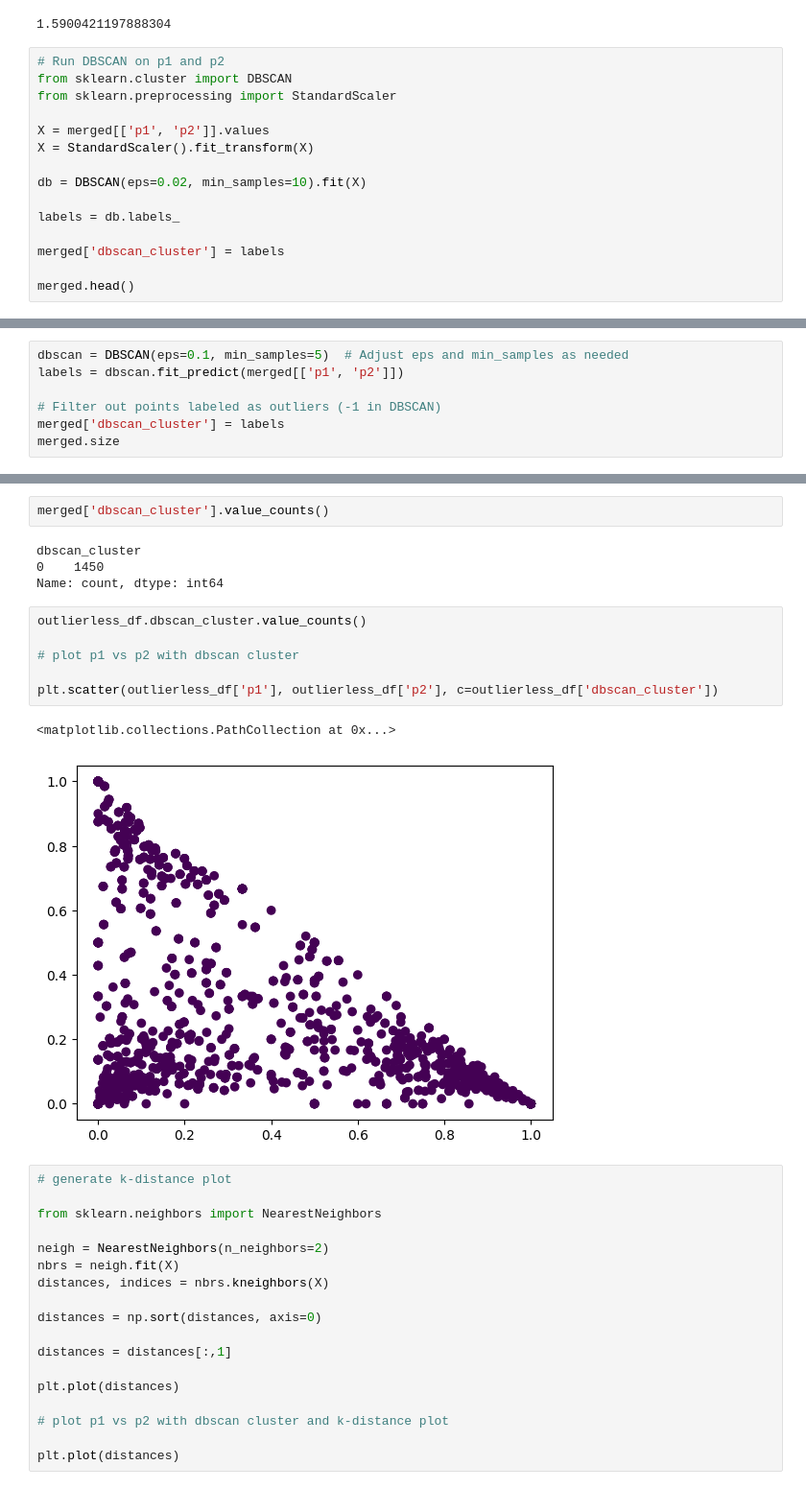
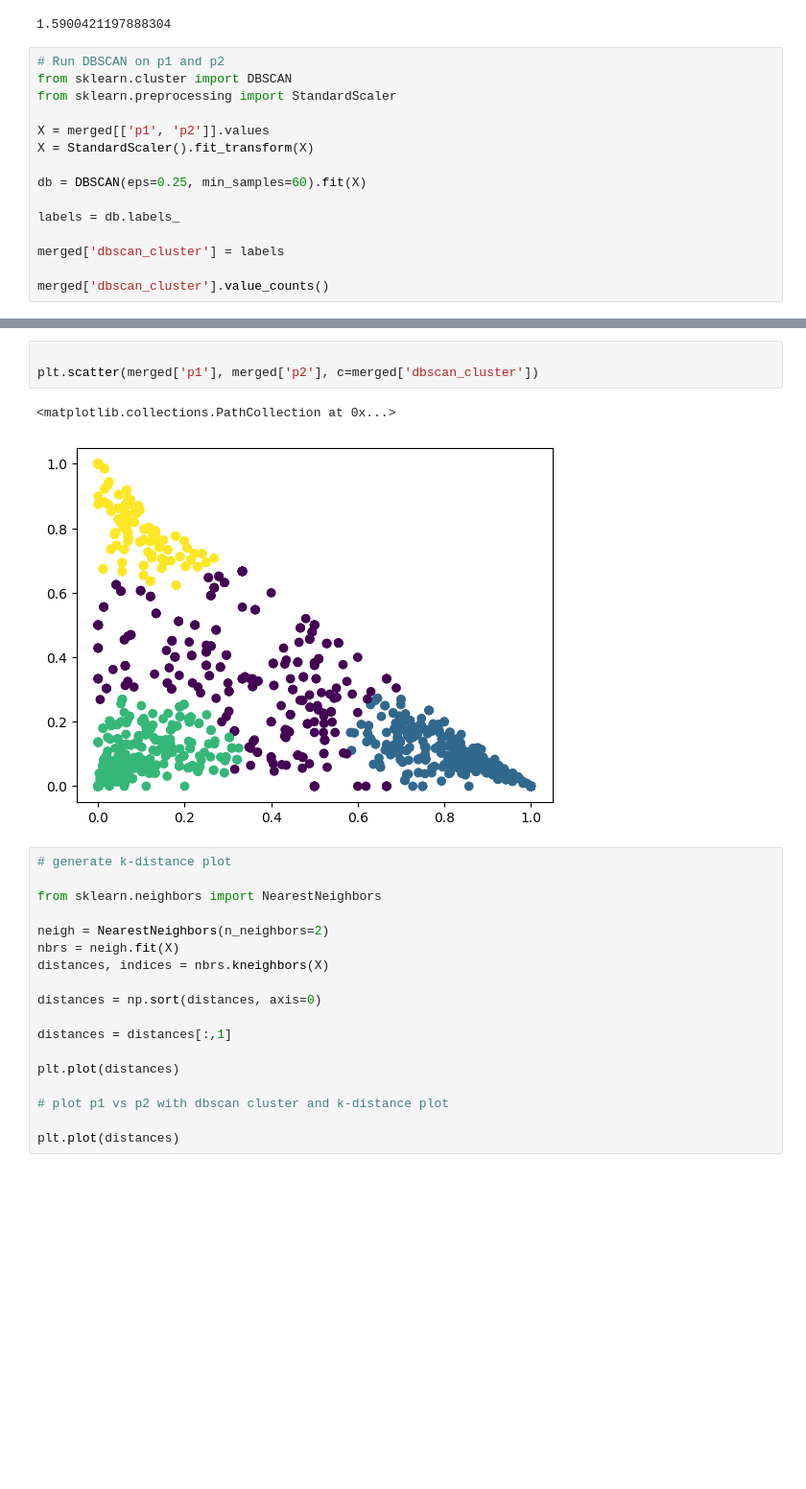
Before and after one commit to JackCurragh/Metric-Analysis, a Jupyter notebook: triplet_periodicity/triangle.ipynb, the cells around one changed output, grey strips where cells are left out. Shown: that part at 96% size. Saved outputs shown, nothing was run; the diff lists cells and outputs as text; blank space fills up the shorter version.

Commit message:
added DBSCAN clustering

```diff
--- a/triplet_periodicity/triangle.ipynb
+++ b/triplet_periodicity/triangle.ipynb
@@ -217,11 +213,11 @@ from sklearn.preprocessing import StandardScaler
 X = merged[['p1', 'p2']].values
 X = StandardScaler().fit_transform(X)
 
-db = DBSCAN(eps=0.02, min_samples=10).fit(X)
+db = DBSCAN(eps=0.25, min_samples=60).fit(X)
 
 labels = db.labels_
 
 merged['dbscan_cluster'] = labels
 
-merged.head()
+merged['dbscan_cluster'].value_counts()
 # %% [output]
@@ -234,7 +229,0 @@ merged.head()
-# %%
-dbscan = DBSCAN(eps=0.1, min_samples=5)  # Adjust eps and min_samples as needed
-labels = dbscan.fit_predict(merged[['p1', 'p2']])
-
-# Filter out points labeled as outliers (-1 in DBSCAN)
-merged['dbscan_cluster'] = labels
-merged.size
@@ -248,18 +235,9 @@ outlierless_df.size
-# %%
-merged['dbscan_cluster'].value_counts()
-# %% [output]
-dbscan_cluster
-0    1450
-Name: count, dtype: int64
-# %%
-outlierless_df.dbscan_cluster.value_counts()
-
-# plot p1 vs p2 with dbscan cluster
-
-plt.scatter(outlierless_df['p1'], outlierless_df['p2'], c=outlierless_df['dbscan_cluster'])
-# %% [output]
-<matplotlib.collections.PathCollection at 0x...>
-[figure, removed]
+# %%
+
+plt.scatter(merged['p1'], merged['p2'], c=merged['dbscan_cluster'])
+# %% [output]
+<matplotlib.collections.PathCollection at 0x...>
+[figure, added]
 # %%
 # generate k-distance plot
 
```
Also changed, not shown: parts of 9 cells of this notebook.
